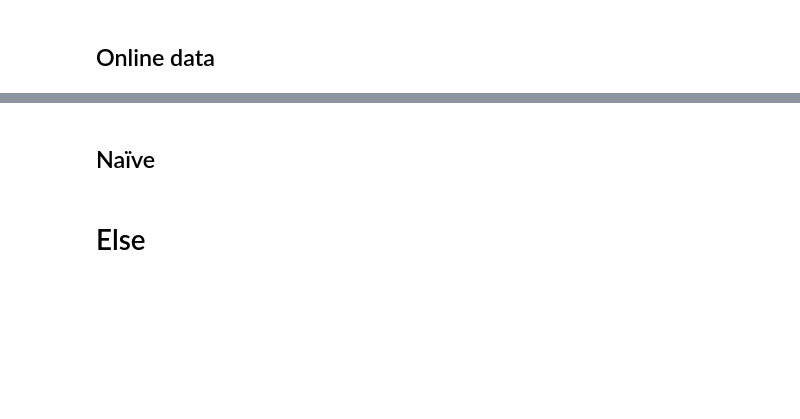
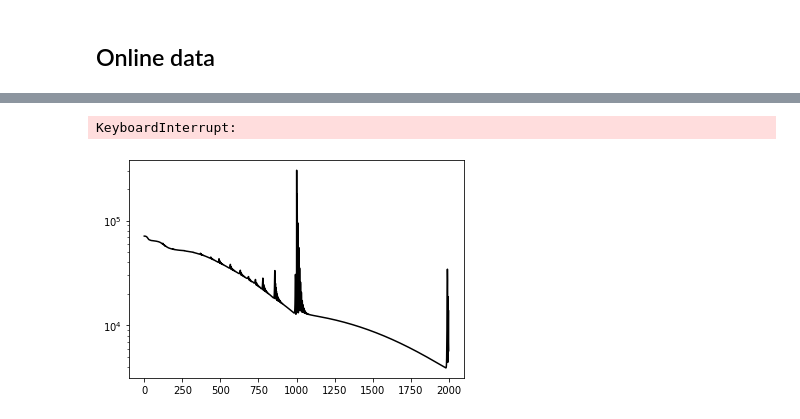
Before and after one commit to cisprague/bts-2021, a Jupyter notebook: notebooks/bts_2021.ipynb, the cells around one changed output, grey strips where cells are left out. Cells and saved outputs as stored; diff of their text form; code cells hidden in the pictures; blank space fills up the shorter version.

```diff
--- a/notebooks/bts_2021.ipynb
+++ b/notebooks/bts_2021.ipynb
@@ -381,18 +368,18 @@ class Trainer:
         # loss record
         self.losses = list()
 
-    def train(self, params, epo, lr):
+    def train(self, epo, lr):
 
         # setup optimiser
         opt_init, opt_update = optax.chain(optax.scale_by_adam(), optax.scale(-lr))
-        opt_state = opt_init(params)
+        opt_state = opt_init(self.params)
 
         # training loop
         pb = tqdm(range(epo))
         for _ in pb:
 
             # gradient and loss
-            gopt, loss = self.grad(params, next(key))
+            gopt, loss = self.grad(self.params, next(key))
 
             # record loss
             self.losses.append(loss)
@@ -401,15 +388,16 @@ class Trainer:
             pb.set_description('{:.6f}'.format(loss))
 
             # optimiser update
-            updates, opt_state = opt_update(gopt, opt_state, params)
+            updates, opt_state = opt_update(gopt, opt_state, self.params)
 
             # update the parameters
-            params = optax.apply_updates(params, updates)
+            self.params = optax.apply_updates(self.params, updates)
 
+    @partial(jit, static_argnums=(0,))
     def loss(self, params, key):
         raise NotImplementedError()
 
-    @partial(jit, static_argnums=(0, 1))
+    @partial(jit, static_argnums=(0,))
     def grad(self, params, key):
         return grad(self.loss, argnums=0, has_aux=True)(params, key)
 # %% [markdown]
@@ -445,10 +433,14 @@ class Trainer_Offline(Trainer):
     def loss(self, params, key):
 
         # NN time-derivative predictions
-        dstates_nn = vmap(self.f_nn.apply, in_axes=(None,0,0))(params, self.states, self.controls)
+        dstates_nn = vmap(self.f_nn.apply, in_axes=(None,0,0))(
+            params,
+            self.states,
+            self.controls
+        )
 
         # mean-squared error loss
-        loss = np.average(np.square(dstates - dstates_nn))
+        loss = np.average(np.square(self.dstates - dstates_nn))
         return loss, loss
 # %% [markdown]
 ## Online data
@@ -494,2 +488,2 @@ class Trainer_Online:
 # %%
-trainer = Trainer_Offline()
+trainer = Trainer_Offline(F_naive, 1000)
@@ -519,2 +489,0 @@ def train(f_nn, params, epo, lr, n):
-# %% [markdown]
-## Naïve
@@ -528,5 +490,14 @@ train(f_naive, params_naive, 1000, 1e-3, 500)
-# %% [markdown]
-# Else
+# %%
+trainer.train(5000, 1e-3)
+# %% [output]
+KeyboardInterrupt:
+# %%
+fig, ax = plt.subplots(1)
+ax.plot(trainer.losses, 'k-')
+ax.set_yscale('log')
+plt.show()
+# %% [output]
+[figure, added]
 # %%
 # # a single integration step for a single state
 # def rk4_step(f, x, u, h):
```
Also changed, not shown: parts of 9 cells of this notebook.
